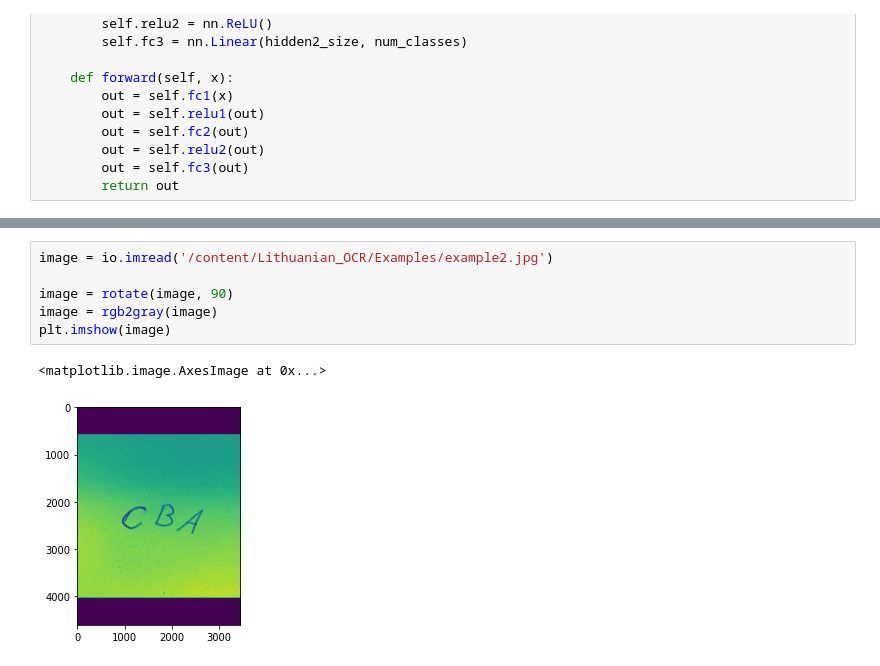
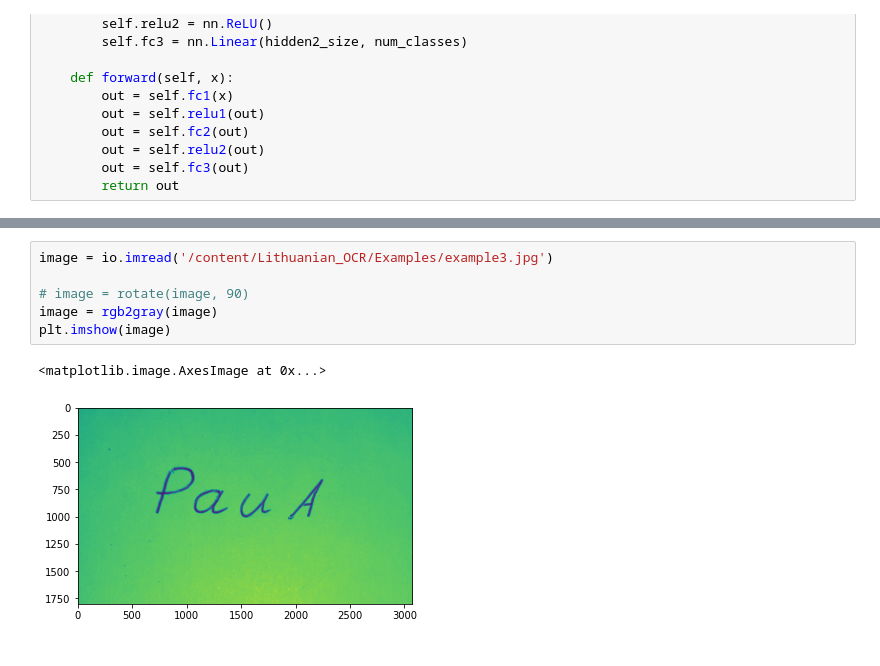
Before and after one commit to PauliusMilmantas/Lithuanian_OCR, a Jupyter notebook: Code/Detection.ipynb, the cells around one changed output, grey strips where cells are left out. Saved outputs shown, nothing was run; the diff lists cells and outputs as text.

```diff
--- a/Code/Detection.ipynb
+++ b/Code/Detection.ipynb
@@ -114,12 +144,12 @@ def prepare_image_for_network(image):
 # %%
-image = io.imread('/content/Lithuanian_OCR/Examples/example2.jpg')
+image = io.imread('/content/Lithuanian_OCR/Examples/example3.jpg')
 
-image = rotate(image, 90)
+# image = rotate(image, 90)
 image = rgb2gray(image)
 plt.imshow(image)
 # %% [output]
 <matplotlib.image.AxesImage at 0x...>
-[figure, old version]
+[figure, new version]
 # %%
 registered_x = []
 registered_y = []
```
Also changed, not shown: parts of 14 cells of this notebook, 7 other files.
